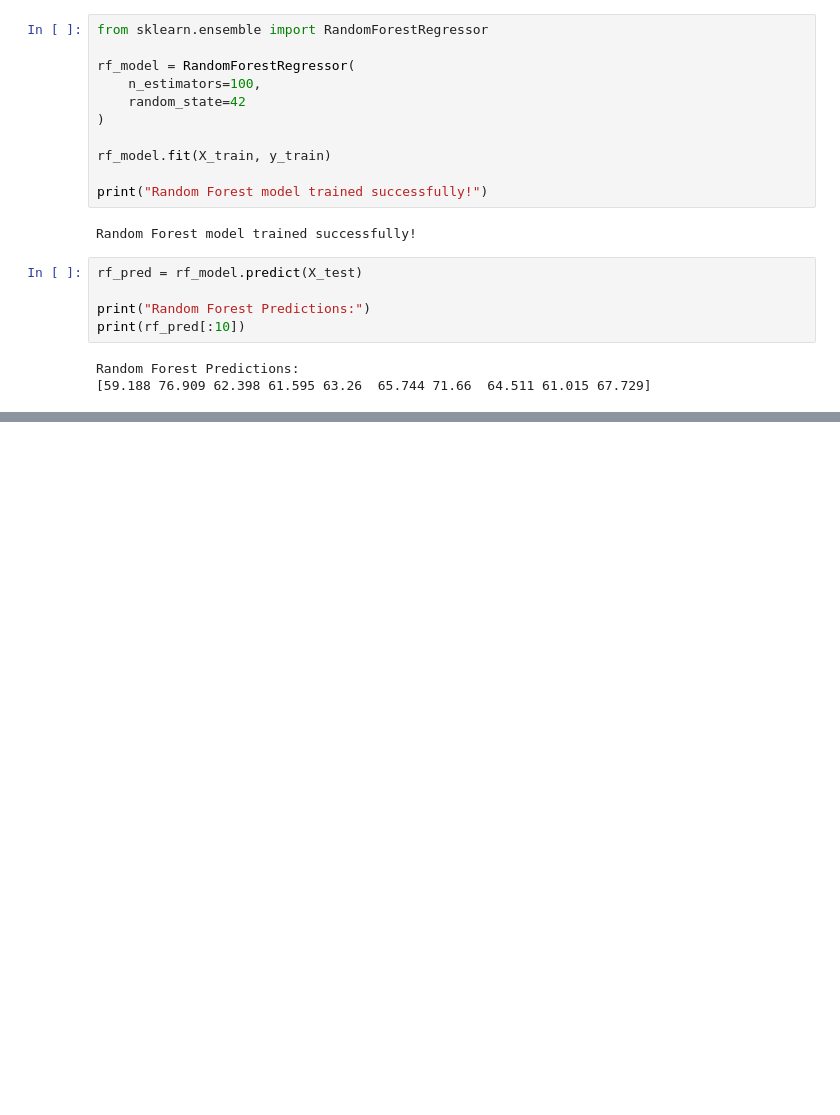
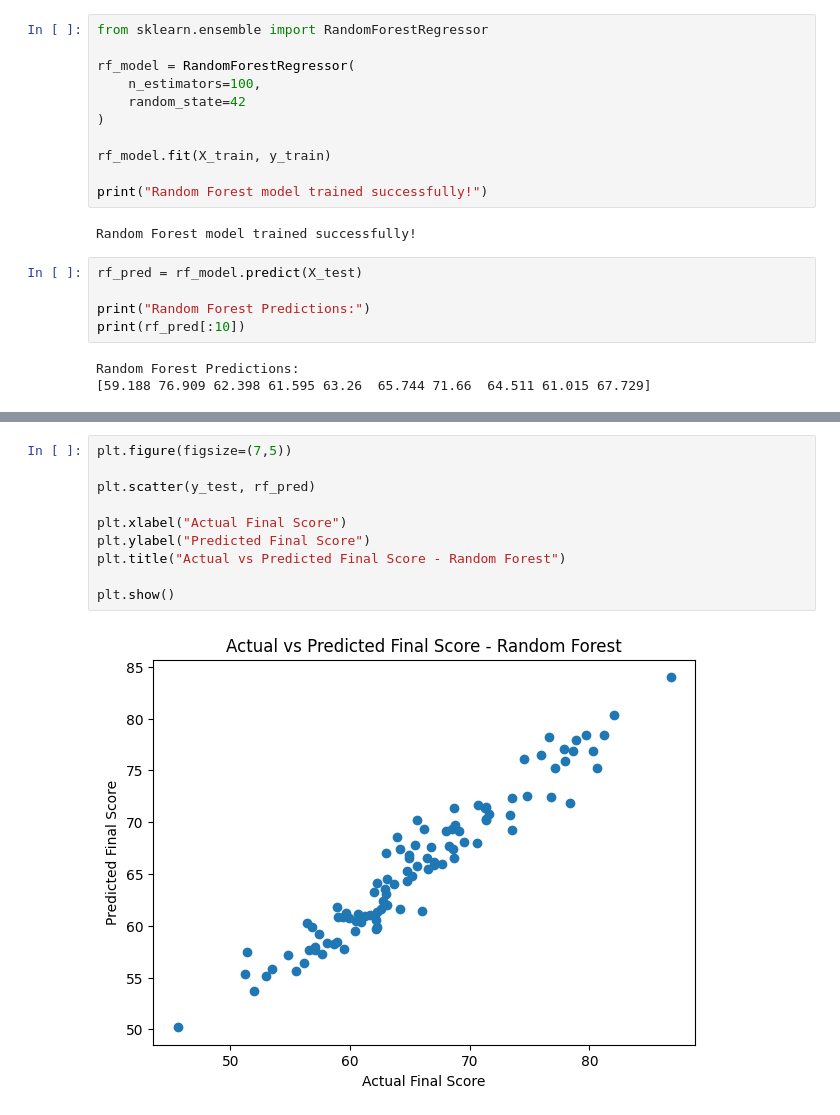
Before and after one commit to Dilini8888/student-performance-prediction, a Jupyter notebook: Student_Performance_Prediction.ipynb, the cells around one changed output, grey strips where cells are left out. Drawn from its saved outputs; the diff is of its cells as text; blank space fills up the shorter version.

```diff
--- a/Student_Performance_Prediction.ipynb
+++ b/Student_Performance_Prediction.ipynb
@@ -332,0 +406,12 @@ Random Forest Predictions:
+# %%
+plt.figure(figsize=(7,5))
+
+plt.scatter(y_test, rf_pred)
+
+plt.xlabel("Actual Final Score")
+plt.ylabel("Predicted Final Score")
+plt.title("Actual vs Predicted Final Score - Random Forest")
+
+plt.show()
+# %% [output]
+[figure, added]
```
Also changed, not shown: parts of 7 cells of this notebook.
